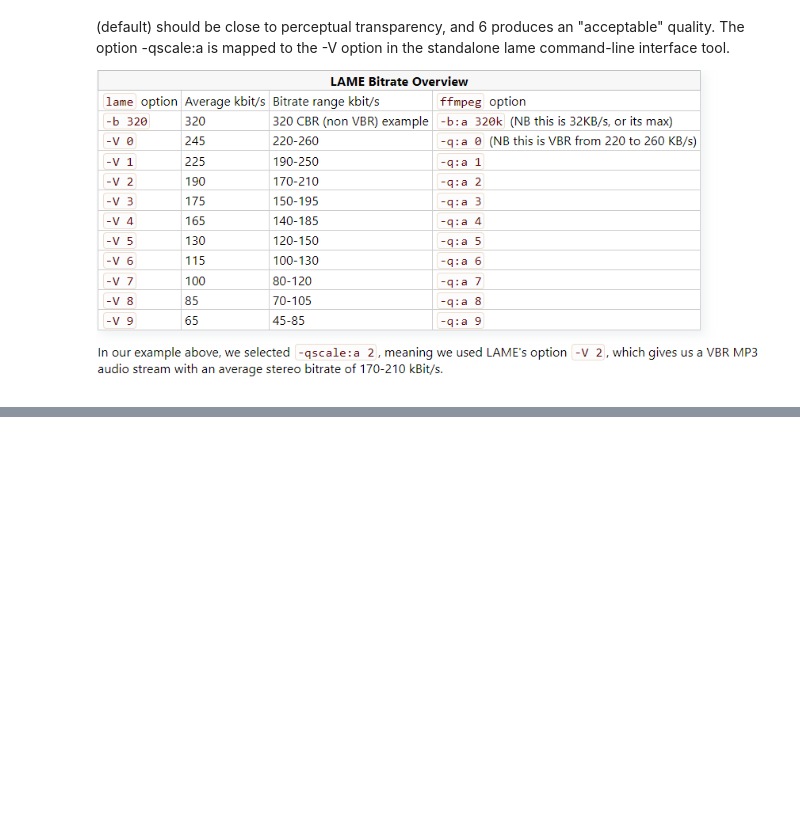
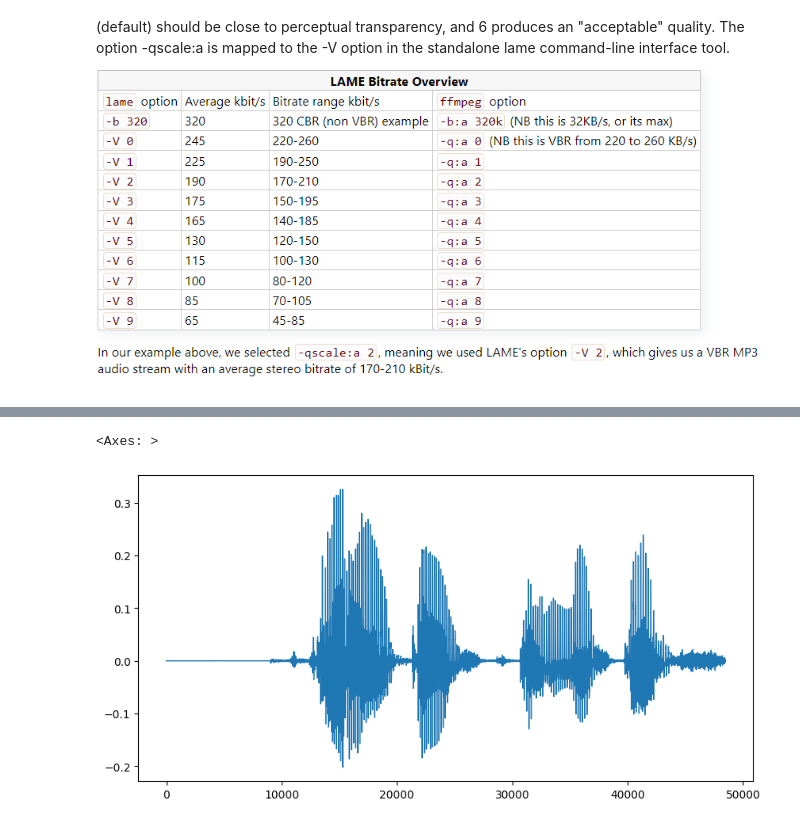
Before and after one commit to LucasTakanori/DA_programV2, a Jupyter notebook: TFG/test.ipynb, the cells around one changed output, grey strips where cells are left out. Cells and saved outputs as stored; diff of their text form; code cells hidden in the pictures; blank space fills up the shorter version.

```diff
--- a/TFG/test.ipynb
+++ b/TFG/test.ipynb
@@ -137,9 +163,20 @@ video:0kB audio:29kB subtitle:0kB other streams:0kB global headers:0kB muxing ov
 # %%
 #clipping
-
-def clipping(samples,percentile_threshold=20):
+def clipping(filename,percentile_threshold=20.0):
+    samples, sr = load_file(filename)
     lower_percentile_threshold = percentile_threshold/2
+    print(lower_percentile_threshold)
     lower_threshold, upper_threshold = np.percentile(
             samples, [lower_percentile_threshold, 100 - lower_percentile_threshold])
+    print(lower_threshold)
+    print(upper_threshold)
     samples = np.clip(samples, lower_threshold, upper_threshold)
+    pd.Series(samples).plot(figsize=(10, 5), lw=1, title="")
     return samples
+samples, sr = load_file("../test.mp3")
+# %%
+
+pd.Series(samples).plot(figsize=(10, 5), lw=1, title="")
+# %% [output]
+<Axes: >
+[figure, added]
```
Also changed, not shown: parts of 12 cells of this notebook, 1 other file.
